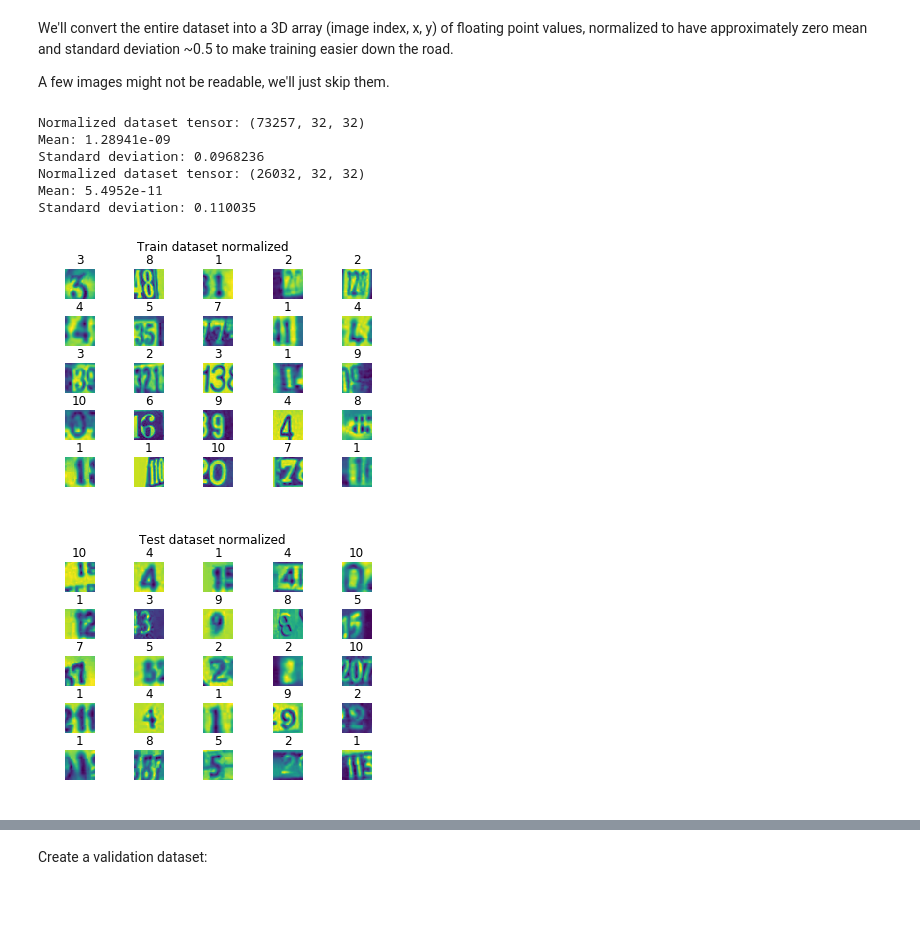
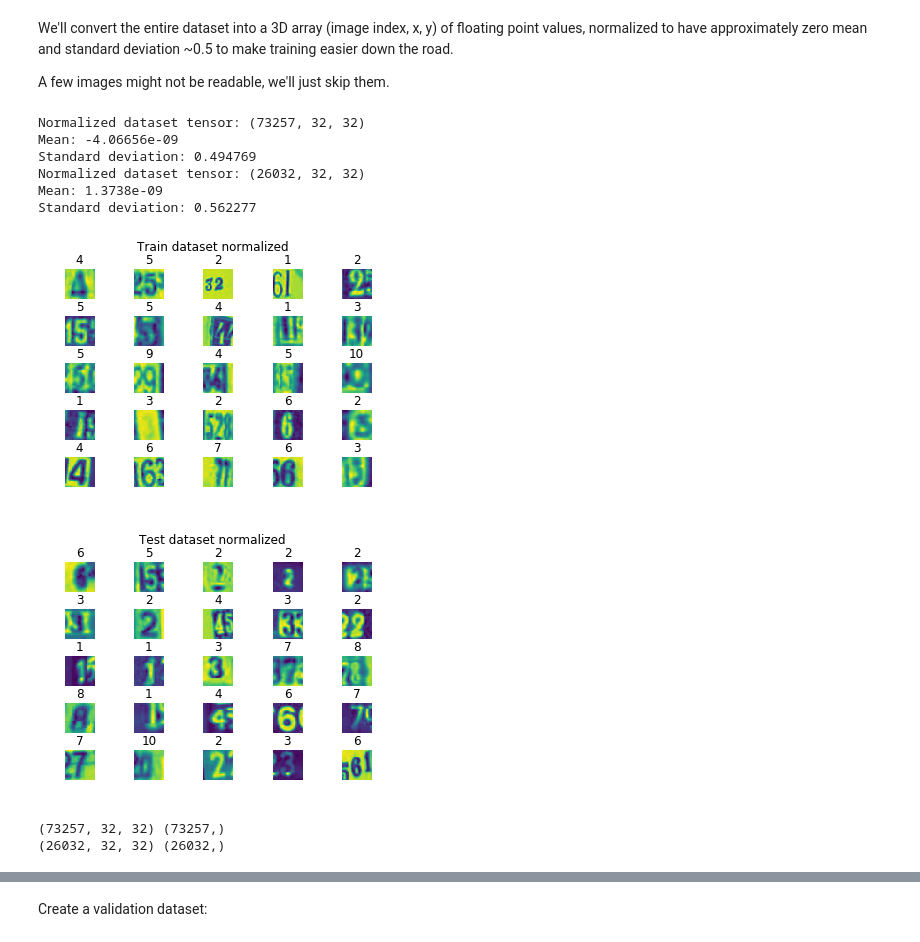
Before and after one commit to Tikitikitiki/deep_learning_google, a Jupyter notebook: 7_prepare_svhn_data_format_2.ipynb, the cells around one changed output, grey strips where cells are left out. Saved outputs shown, nothing was run; the diff lists cells and outputs as text; code cells hidden in the pictures; blank space fills up the shorter version.

```diff
--- a/7_prepare_svhn_data_format_2.ipynb
+++ b/7_prepare_svhn_data_format_2.ipynb
@@ -136,45 +136,54 @@ print('test dataset mean: %f, standard deviation: %f' % (np.mean(test_data), np.
 # %% [output]
 train dataset mean: 115.111780, standard deviation: 49.476878
 test dataset mean: 116.781171, standard deviation: 56.227676
+# %%
+train_data_backup = train_data
+test_data_backup = test_data
 # %% [markdown]
 We'll convert the entire dataset into a 3D array (image index, x, y) of floating point values, normalized to have approximately zero mean and standard deviation ~0.5 to make training easier down the road.
 
 A few images might not be readable, we'll just skip them.
 # %%
 image_size = 32 # pixel width and height
-pixel_depth = 511.0 # number of levels per pixel
+pixel_depth = 100.0 # number of levels per pixel
 
 def normalize_data(dataset):
     output_dataset = np.ndarray(shape = dataset.shape, dtype = np.float32)
     dataset_mean = np.mean(dataset)
     num_image = 0
     for image in dataset:
         try:
             image_data = (image - dataset_mean) / pixel_depth
             if image_data.shape != (image_size, image_size):
                 raise Exception('Unexpected image shape: %s' % str(image_data.shape))
             output_dataset[num_image, :, :] = image_data
             num_image += 1
         except IOError as e:
             print('Could not read:', image, ':', e, '- it\'s ok, skip it.')
 
     output_dataset = output_dataset[0:num_image, :, :]
     print('Normalized dataset tensor:', output_dataset.shape)
     print('Mean:', np.mean(output_dataset))
     print('Standard deviation:', np.std(output_dataset))
 
     return output_dataset
 
-train_data = normalize_data(train_data)
-test_data = normalize_data(test_data)
+train_data = normalize_data(train_data_backup)
+test_data = normalize_data(test_data_backup)
 display_samples(train_data, train_labels, 'Train dataset normalized')
 display_samples(test_data, test_labels, 'Test dataset normalized')
 # %% [output]
 Normalized dataset tensor: (73257, 32, 32)
-Mean: 1.28941e-09
-Standard deviation: 0.0968236
+Mean: -4.06656e-09
+Standard deviation: 0.494769
 Normalized dataset tensor: (26032, 32, 32)
-Mean: 5.4952e-11
-Standard deviation: 0.110035
+Mean: 1.3738e-09
+Standard deviation: 0.562277
-[figure, old version]
+[figure, new version]
-[figure, old version]
+[figure, new version]
+# %%
+print(train_data.shape, train_labels.shape)
+print(test_data.shape, test_labels.shape)
+# %% [output]
+(73257, 32, 32) (73257,)
+(26032, 32, 32) (26032,)
```
Also changed, not shown: parts of 13 cells of this notebook, 7 other files.
